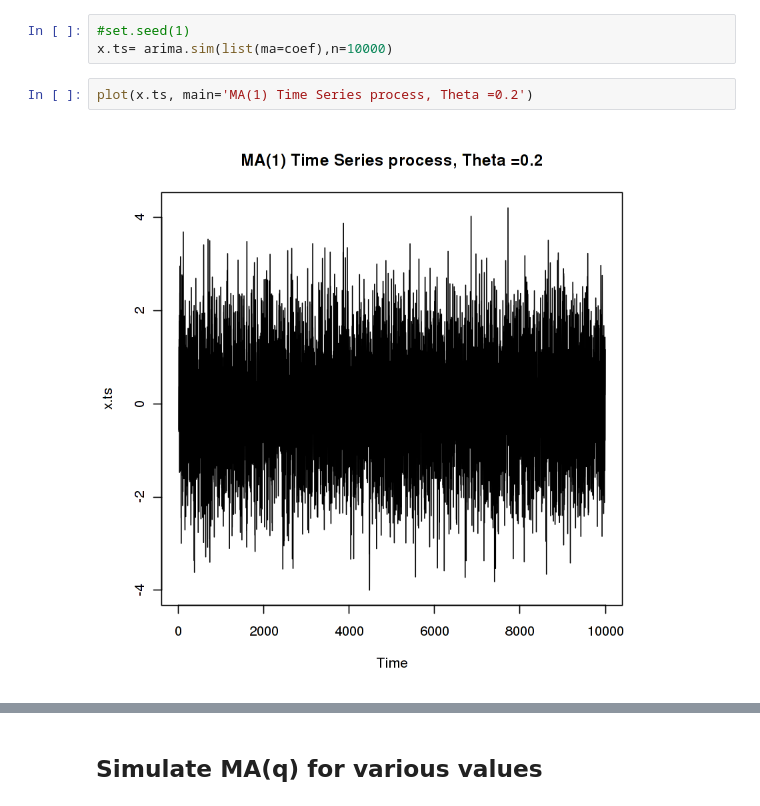
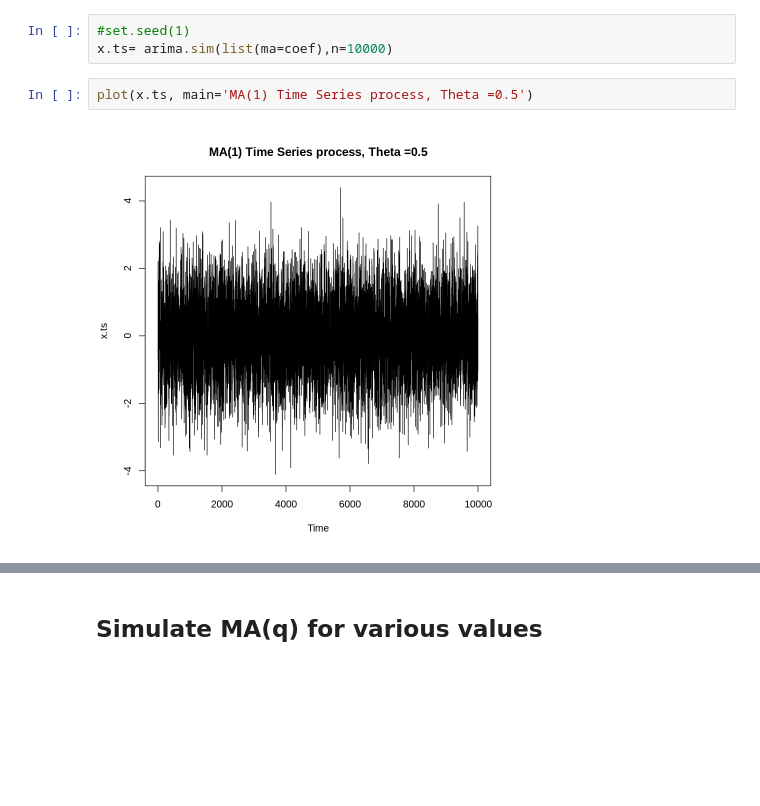
Before and after one commit to waelrash1/time_series_forecasting_dt302-2, a Jupyter notebook: ACF_and_PACF.ipynb, the cells around one changed output, grey strips where cells are left out. Drawn from its saved outputs; the diff is of its cells as text; blank space fills up the shorter version.

```diff
--- a/ACF_and_PACF.ipynb
+++ b/ACF_and_PACF.ipynb
@@ -21,9 +38,9 @@ coef=c(.5)
 #set.seed(1)
 x.ts= arima.sim(list(ma=coef),n=10000)
 # %%
-plot(x.ts, main='MA(1) Time Series process, Theta =0.2')
+plot(x.ts, main='MA(1) Time Series process, Theta =0.5')
 # %% [output]
-[figure, old version]
+[figure, new version]
 # %%
 acf(x.ts, type='correlation', main='Autocorrelation of MA(1)')
 acf(x.ts, type='partial', main='Patrial Autocorrelation of MA(1)')
```
Also changed, not shown: parts of 23 cells of this notebook.
